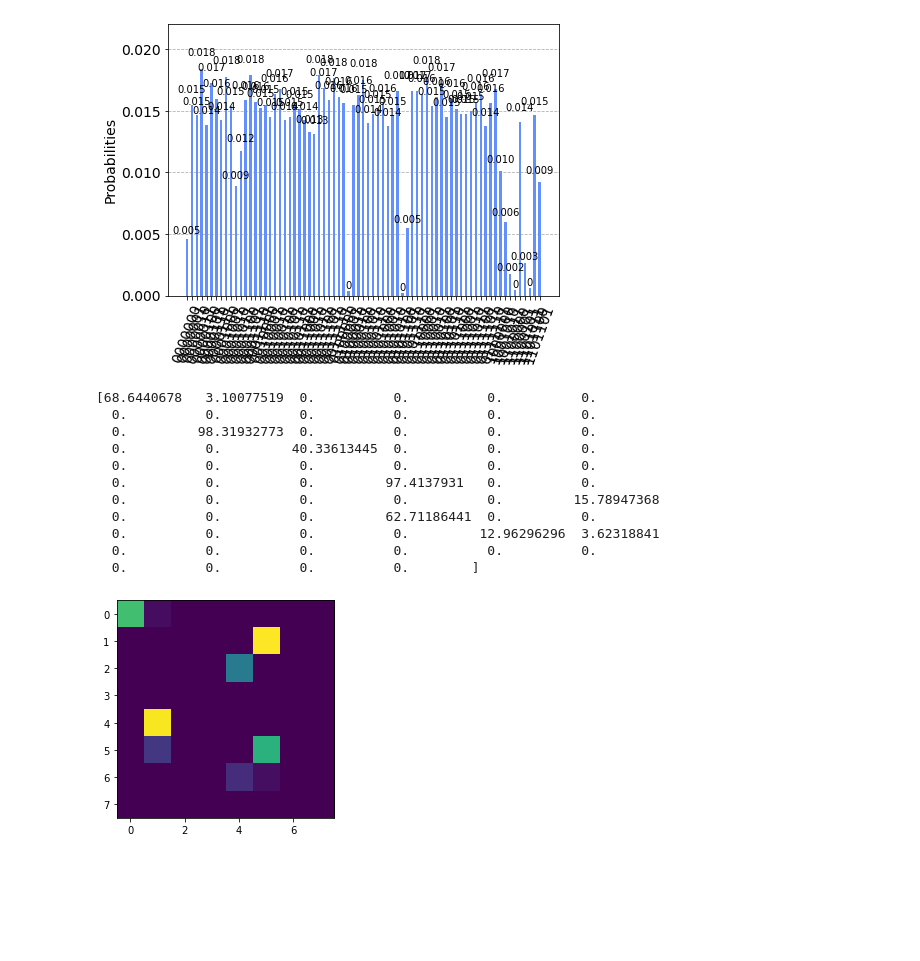
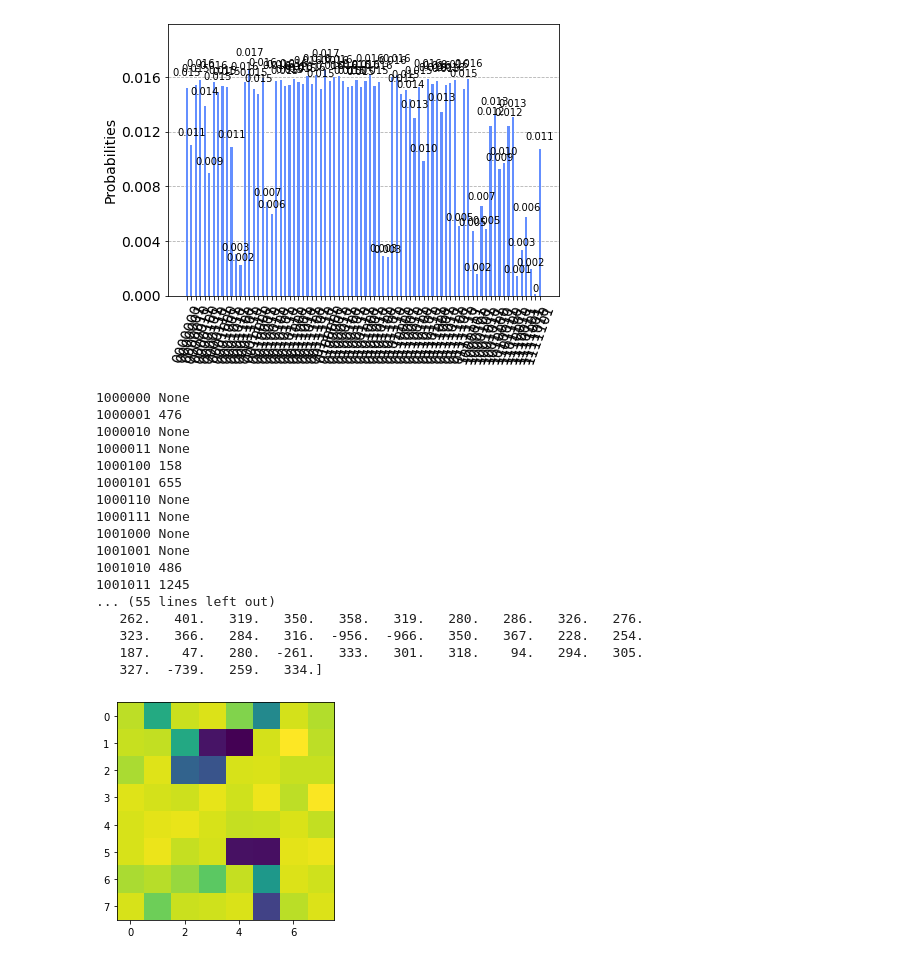
Before and after one commit to ho0-kim/Quantum_Image_Processing, a Jupyter notebook: test.ipynb, the cells around one changed output. Drawn from its saved outputs; the diff is of its cells as text; code cells hidden in the pictures; blank space fills up the shorter version.

```diff
--- a/test.ipynb
+++ b/test.ipynb
@@ -94,16 +101,28 @@ qc.h(range(0, 2*k))
 graycode = genGraycode(2*k)
 
 qc.barrier()
-for i, e in enumerate(img):
+# for i, e in enumerate(img):
+#     if i == 0:
+#         qc.x(range(0, 2*k))
+#     else:
+#         for j in range(2*k):
+#             if graycode[i-1][j] != graycode[i][j]:
+#                 qc.x(j)
+#                 break
+#     mcry = MCRY(2 * img[i], 2*k)
+#     qc.append(mcry, range(0, 2*k+1))
+
+for i in range(len(img)):
     if i == 0:
-        qc.x(range(0, 2*k))
+        qc.x(range(2*k))
     else:
         for j in range(2*k):
-            if graycode[i-1][j] != graycode[i][j]:
+            if graycode[i-1][2*k-j-1] != graycode[i][2*k-j-1]:
                 qc.x(j)
                 break
-    mcry = MCRY(2 * img[i], 2*k)
-    qc.append(mcry, range(0, 2*k+1))
+    idx = int(graycode[i], 2)
+    mcry = MCRY(2 * img[idx], 2*k)
+    qc.append(mcry, range(2*k+1))
 
 qc.barrier()
 
@@ -117,58 +136,69 @@ qc.draw(output='mpl')
 # %%
 """ run simulator """
-provider = IBMQ.load_account()
+shots = 100000
+# provider = IBMQ.load_account()
 #backend = provider.get_backend('ibmq_qasm_simulator')
 backend = Aer.get_backend('qasm_simulator')
-job = execute(qc, backend=backend, shots=8000, seed_simulator=12345, backend_options={"fusion_enable":True})
-#job = execute(qc, backend=backend, shots=8192)
+# job = execute(qc, backend=backend, shots=shots, seed_simulator=12345, backend_options={"fusion_enable":True})
+job = execute(qc, backend=backend, shots=shots, backend_options={"fusion_enable":True})
+#job = execute(qc, backend=backend, shots=shots)
 result = job.result()
 count = result.get_counts()
 plot_histogram(count)
 # %% [output]
-[figure, old version]
+[figure, new version]
 # %%
 """ decode """
 genimg = []
 # for i in range(0, img_size*img_size):
-#     print('{0:06b}'.format(i))
+#     print('{0:02b}'.format(i))
 for i in range(0, img_size*img_size):
-    b = '{0:06b}'.format(i)[::-1]
+    b = '{0:06b}'.format(i)
     b0 = count.get('0'+b)
+#     print('0'+b, b0)
     if b0 == None:
         b0 = 0.
     b1 = count.get('1'+b)
+    print('1'+b, b1)
     if b1 == None:
         b1 = 0.
     try:
-        genimg = np.append(genimg, b1*100/(b0+b1))
+#         genimg = np.append(genimg, b1*100/(b0+b1))
+        genimg = np.append(genimg, b0-shots/len(count))
     except:
         genimg = np.append(genimg, 0.)
 #     try:
 #         genimg = np.append(genimg, count.pop('1'+'{0:06b}'.format(i)))
 #     except:
 #         try:
 #             genimg = np.append(genimg, count.pop('0'+'{0:06b}'.format(i)))
 #         except:
 #             genimg = np.append(genimg, [0.])
 print(genimg)
-genimg = genimg * 32. *255.
+genimg = genimg * 100. *255.
 genimg = genimg.astype('int')
 genimg = genimg.reshape((img_size, img_size))
 plt.imshow(genimg)
 plt.show()
 # %% [output]
-[68.6440678   3.10077519  0.          0.          0.          0.
-  0.          0.          0.          0.          0.          0.
-  0.         98.31932773  0.          0.          0.          0.
-  0.          0.         40.33613445  0.          0.          0.
-  0.          0.          0.          0.          0.          0.
-  0.          0.          0.         97.4137931   0.          0.
-  0.          0.          0.          0.          0.         15.78947368
-  0.          0.          0.         62.71186441  0.          0.
-  0.          0.          0.          0.         12.96296296  3.62318841
-  0.          0.          0.          0.          0.          0.
-  0.          0.          0.          0.        ]
+1000000 None
+1000001 476
+1000010 None
+1000011 None
+1000100 158
+1000101 655
+1000110 None
+1000111 None
+1001000 None
+1001001 None
+1001010 486
+1001011 1245
+... (55 lines left out)
+   262.   401.   319.   350.   358.   319.   280.   286.   326.   276.
+   323.   366.   284.   316.  -956.  -966.   350.   367.   228.   254.
+   187.    47.   280.  -261.   333.   301.   318.    94.   294.   305.
+   327.  -739.   259.   334.]
-[figure, old version]
+[figure, new version]
 # %%
 print(count)
 print(type(count))
```
Also changed, not shown: parts of 7 cells of this notebook, 1 other file.
